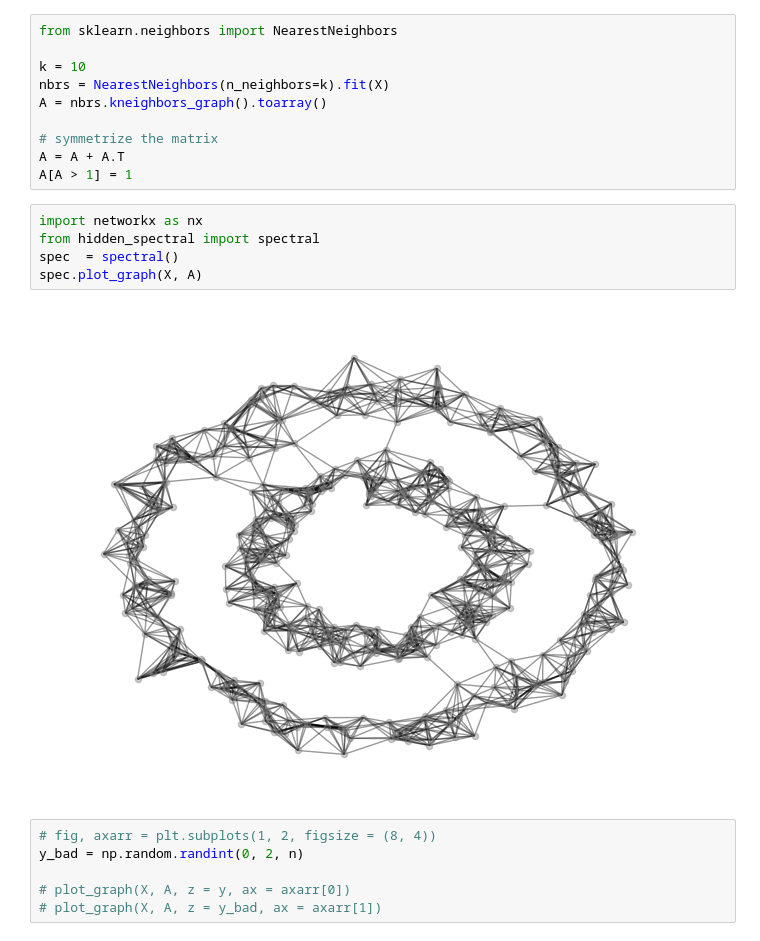
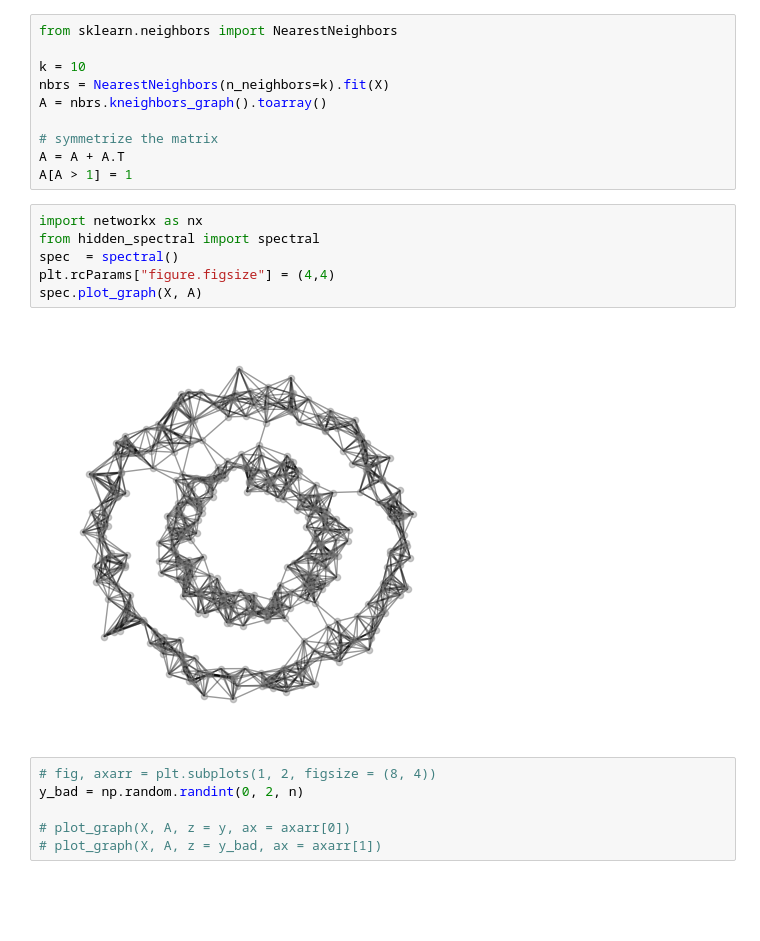
Before and after one commit to Xianzhiwang1/CS0451-page-site, a Jupyter notebook: posts/my-blog-post-06-unsupervised-learning/index.ipynb, the cells around one changed output. Saved outputs shown, nothing was run; the diff lists cells and outputs as text; blank space fills up the shorter version.

```diff
--- a/posts/my-blog-post-06-unsupervised-learning/index.ipynb
+++ b/posts/my-blog-post-06-unsupervised-learning/index.ipynb
@@ -142,10 +148,11 @@ A[A > 1] = 1
 # %%
 import networkx as nx
 from hidden_spectral import spectral
 spec  = spectral()
+plt.rcParams["figure.figsize"] = (4,4)
 spec.plot_graph(X, A)
 # %% [output]
-[figure, old version]
+[figure, new version]
 # %%
 # fig, axarr = plt.subplots(1, 2, figsize = (8, 4))
 y_bad = np.random.randint(0, 2, n)
```
Also changed, not shown: parts of 15 cells of this notebook.
